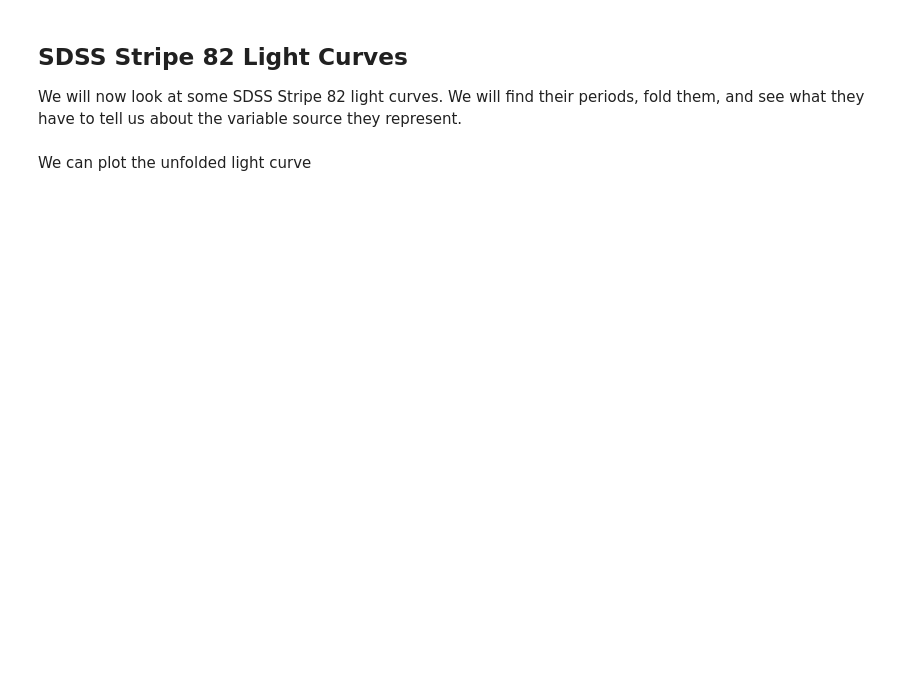
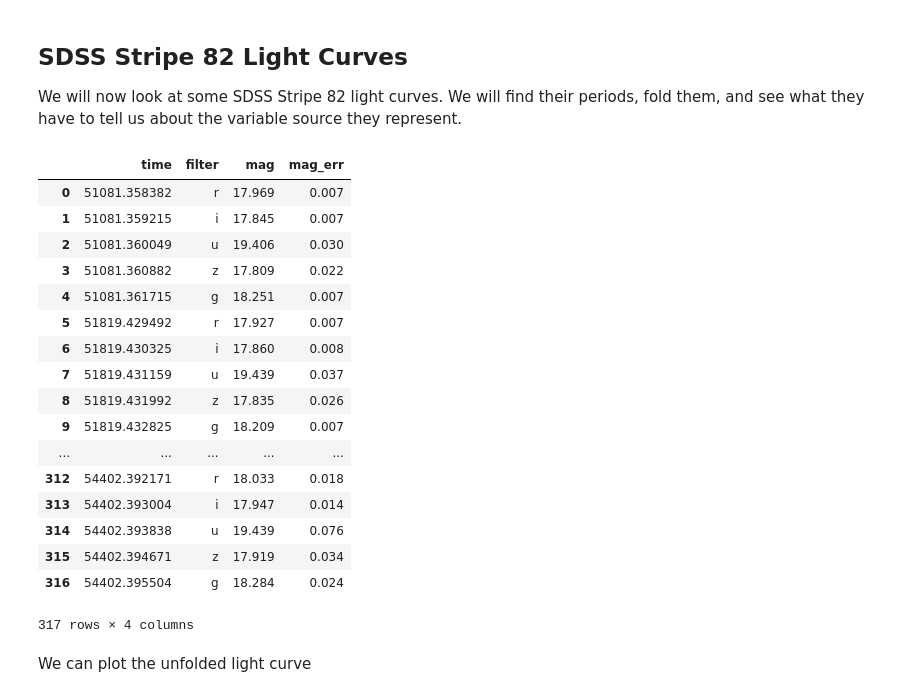
Before and after one commit to juramaga/ISYA_2018, a Jupyter notebook: Lab_Lec4_unsolved.ipynb, the cells around one changed output. Cells and saved outputs as stored; diff of their text form; code cells hidden in the pictures; blank space fills up the shorter version.

```diff
--- a/Lab_Lec4_unsolved.ipynb
+++ b/Lab_Lec4_unsolved.ipynb
@@ -234,9 +250,28 @@ We will now look at some SDSS Stripe 82 light curves. We will find their periods
 # %%
 # Load the data
 import pandas as pd
-df = pd.read_csv('data/LC_1301781.dat', comment='#', delimiter=" ",names=["time","filter","mag","mag_err"])
+df = pd.read_csv('Data_Lecture4/LC_1301781.dat', comment='#', delimiter=" ",names=["time","filter","mag","mag_err"])
 df = df[df['mag'] >= 0] #Cleaning the data
 df
+# %% [output]
+|  | time | filter | mag | mag_err |
+| 0 | 51081.358382 | r | 17.969 | 0.007 |
+| 1 | 51081.359215 | i | 17.845 | 0.007 |
+| 2 | 51081.360049 | u | 19.406 | 0.030 |
+| 3 | 51081.360882 | z | 17.809 | 0.022 |
+| 4 | 51081.361715 | g | 18.251 | 0.007 |
+| 5 | 51819.429492 | r | 17.927 | 0.007 |
+| 6 | 51819.430325 | i | 17.860 | 0.008 |
+| 7 | 51819.431159 | u | 19.439 | 0.037 |
+| 8 | 51819.431992 | z | 17.835 | 0.026 |
+| 9 | 51819.432825 | g | 18.209 | 0.007 |
+| ... | ... | ... | ... | ... |
+| 312 | 54402.392171 | r | 18.033 | 0.018 |
+| 313 | 54402.393004 | i | 17.947 | 0.014 |
+| 314 | 54402.393838 | u | 19.439 | 0.076 |
+| 315 | 54402.394671 | z | 17.919 | 0.034 |
+| 316 | 54402.395504 | g | 18.284 | 0.024 |
+317 rows × 4 columns
 # %%
 # Here we just create arrays representing the different columns of the table.
 #times = np.array(map(float,df.iloc[:,0].values))
```
Also changed, not shown: parts of 14 cells of this notebook, 1 other file.
